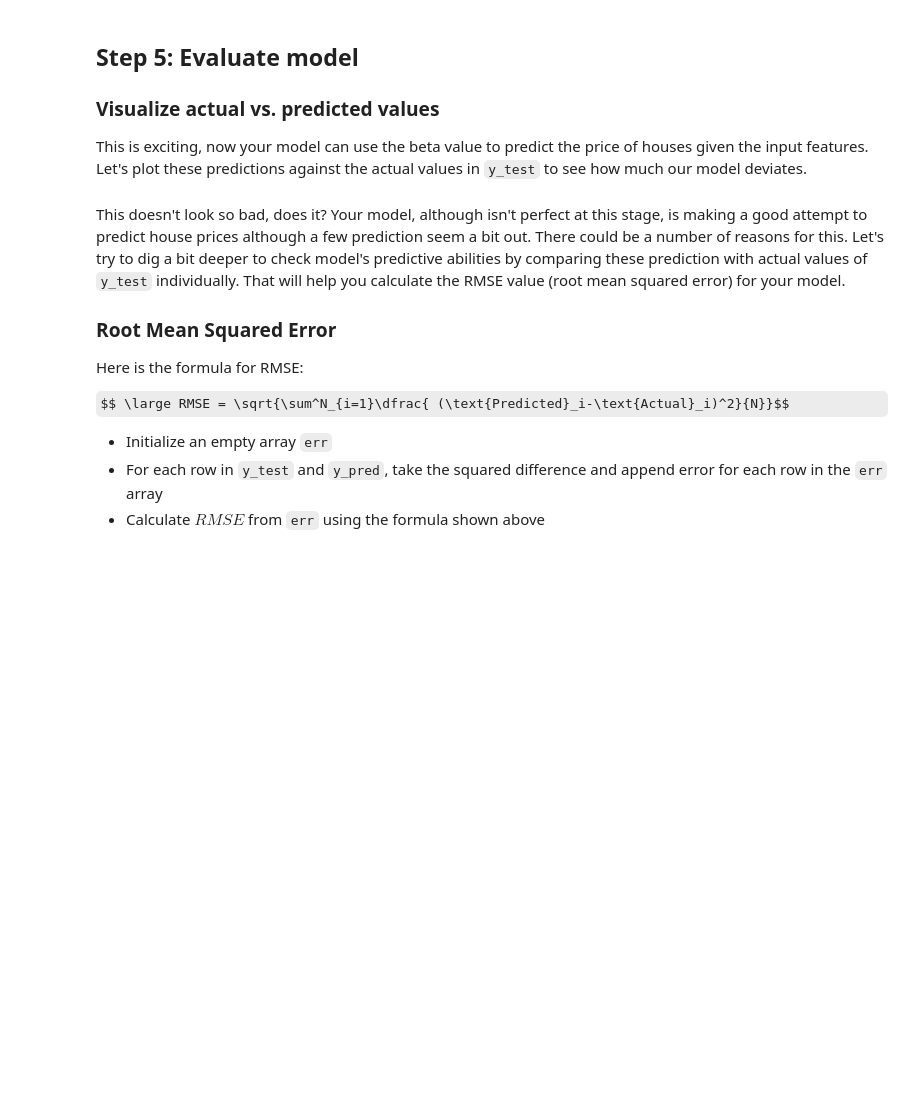
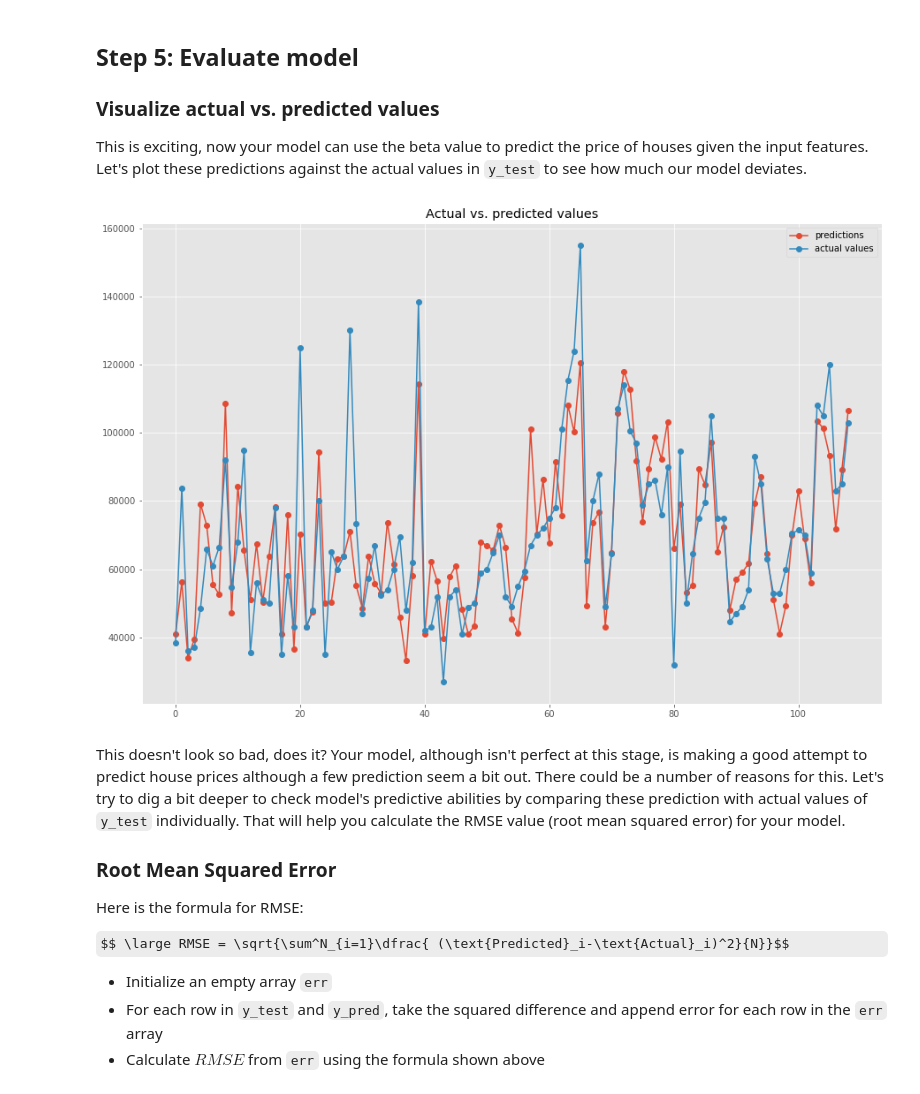
Before and after one commit to akaigraham/dsc-linalg-regression-lab-online-ds-sp-000, a Jupyter notebook: index.ipynb, the cells around one changed output. Saved outputs shown, nothing was run; the diff lists cells and outputs as text; code cells hidden in the pictures; some formulas as TeX source; blank space fills up the shorter version.

```diff
--- a/index.ipynb
+++ b/index.ipynb
@@ -138,9 +168,13 @@ With $X$ and $y$ in place, you can now compute your beta values with $x_\text{tr
 * Print your beta values
 # %%
 # Your code here
+# x_train_transpose
+x_train_T = x_train.T
+x_train_T_x_train = x_train_T.dot(x_train)
+x_train_T_y_train = x_train_T.dot(y_train)
 
-
-
+beta = np.linalg.inv(x_train_T_x_train).dot(x_train_T_y_train)
+beta
 
 # Beta values
 # Due to random split, your answers may vary
@@ -162,3 +198,13 @@ $\hat{y} = x\beta = \beta_0 + \beta_1 x_1 +  \beta_2 x_2 + \ldots + \beta_m x_m
+# %%
+# Your code here
+
+# create a new empty list for saving predictions
+y_pred = []
+
+# for reach row of x_test, take the dot product
+for row in x_test:
+    pred = row.dot(beta)
+    y_pred.append(pred)
 # %% [markdown]
 ## Step 5: Evaluate model
 
@@ -169,3 +213,18 @@ This is exciting, now your model can use the beta value to predict the price of
+# %%
+# Plot predicted and actual values as line plots
+import matplotlib.pyplot as plt
+%matplotlib inline
+from pylab import rcParams
+rcParams['figure.figsize'] = 15, 10
+plt.style.use('ggplot')
+
+plt.plot(y_pred, linestyle='-', marker='o', label='predictions')
+plt.plot(y_test, linestyle='-', marker='o', label='actual values')
+plt.title('Actual vs. predicted values')
+plt.legend()
+plt.show()
+# %% [output]
+[figure, added]
 # %% [markdown]
 This doesn't look so bad, does it? Your model, although isn't perfect at this stage, is making a good attempt to predict house prices although a few prediction seem a bit out. There could be a number of reasons for this. Let's try to dig a bit deeper to check model's predictive abilities by comparing these prediction with actual values of `y_test` individually. That will help you calculate the RMSE value (root mean squared error) for your model.
 
```
Also changed, not shown: parts of 8 cells of this notebook.
